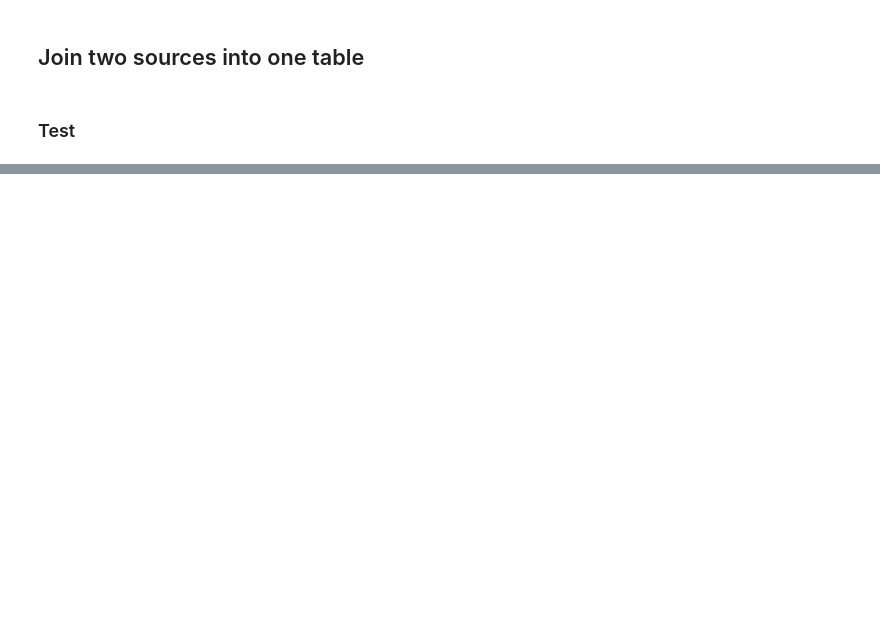
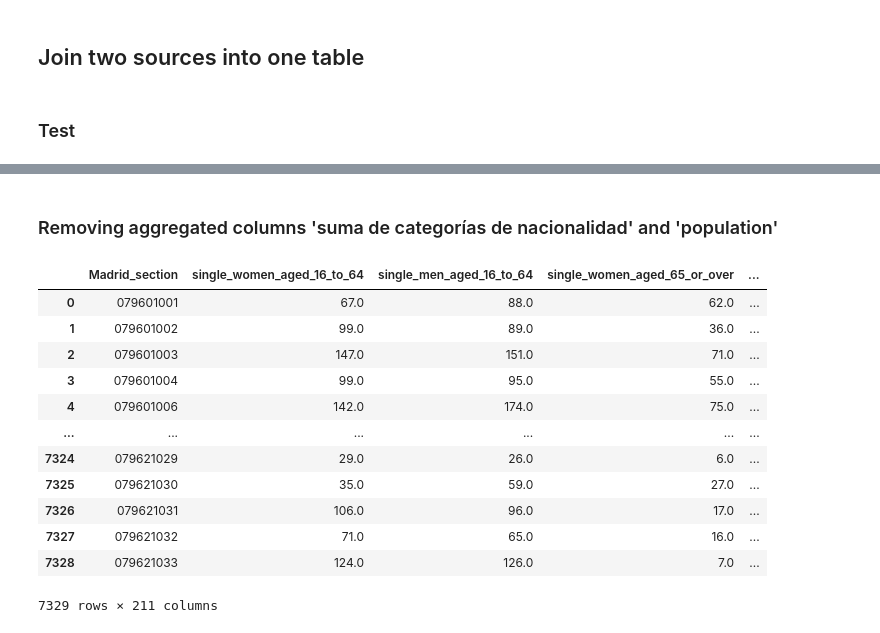
Before and after one commit to mionaD-upc/mimi-adsdb, a Jupyter notebook: Notebooks/4.Exploitation zone/exploitation_zone.ipynb, the cells around one changed output, grey strips where cells are left out. Drawn from its saved outputs; the diff is of its cells as text; code cells hidden in the pictures; blank space fills up the shorter version.

```diff
--- a/Notebooks/4.Exploitation zone/exploitation_zone.ipynb
+++ b/Notebooks/4.Exploitation zone/exploitation_zone.ipynb
@@ -29,0 +60,19 @@ Name: table_name, dtype: object
+# %% [markdown]
+### Removing aggregated columns 'suma de categorías de nacionalidad' and 'population'
+# %%
+integratedDF.drop(['suma de categorías de nacionalidad', 'population'], axis=1, inplace=True)
+display(integratedDF)
+# %% [output]
+|  | Madrid_section | single_women_aged_16_to_64 | single_men_aged_16_to_64 | single_women_aged_65_or_over | ... |
+| 0 | 079601001 | 67.0 | 88.0 | 62.0 | ... |
+| 1 | 079601002 | 99.0 | 89.0 | 36.0 | ... |
+| 2 | 079601003 | 147.0 | 151.0 | 71.0 | ... |
+| 3 | 079601004 | 99.0 | 95.0 | 55.0 | ... |
+| 4 | 079601006 | 142.0 | 174.0 | 75.0 | ... |
+| ... | ... | ... | ... | ... | ... |
+| 7324 | 079621029 | 29.0 | 26.0 | 6.0 | ... |
+| 7325 | 079621030 | 35.0 | 59.0 | 27.0 | ... |
+| 7326 | 079621031 | 106.0 | 96.0 | 17.0 | ... |
+| 7327 | 079621032 | 71.0 | 65.0 | 16.0 | ... |
+| 7328 | 079621033 | 124.0 | 126.0 | 7.0 | ... |
+7329 rows × 211 columns
```
Also changed, not shown: parts of 10 cells of this notebook, 2 other files.
